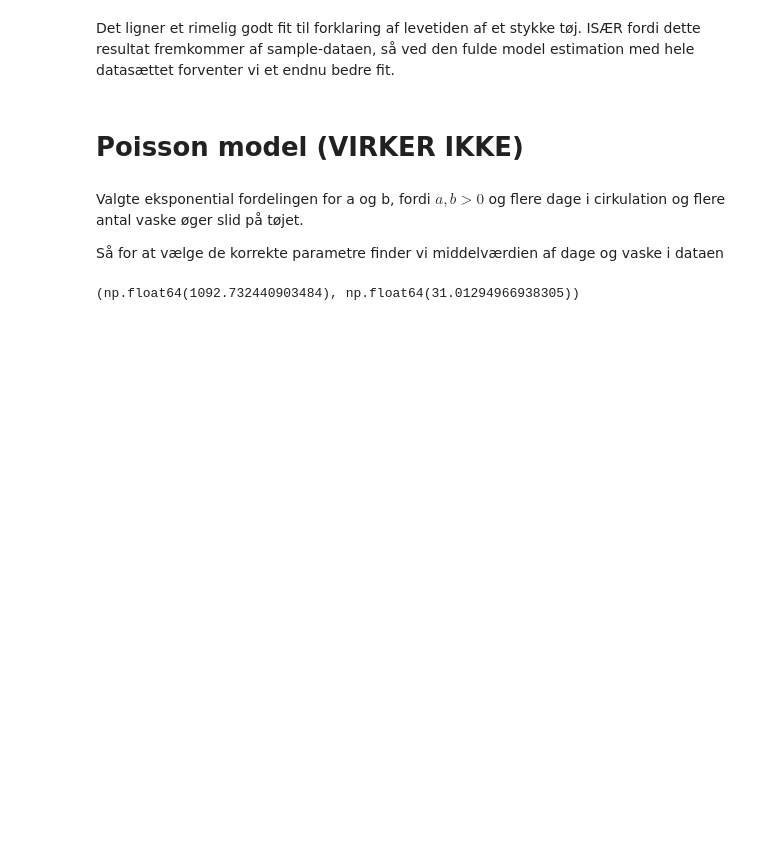
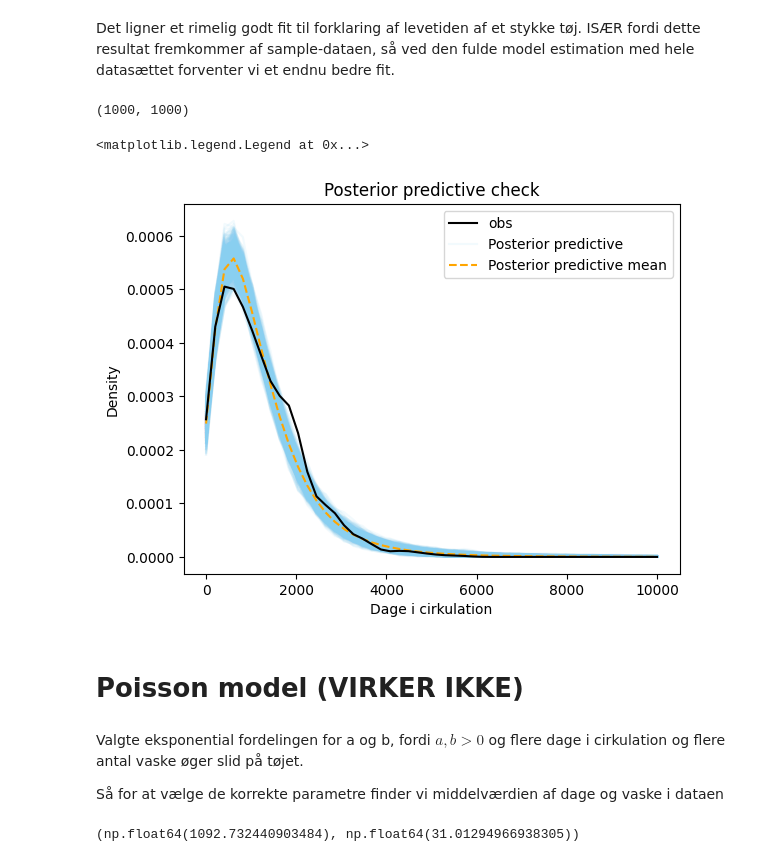
Before and after one commit to Mathias2209/Dataprojekt, a Jupyter notebook: Kassering_bayesianapproach.ipynb, the cells around one changed output. Saved outputs shown, nothing was run; the diff lists cells and outputs as text; code cells hidden in the pictures; blank space fills up the shorter version.

```diff
--- a/Kassering_bayesianapproach.ipynb
+++ b/Kassering_bayesianapproach.ipynb
@@ -116,5 +117,29 @@ Sampling: [obs]
 # %% [markdown]
 Det ligner et rimelig godt fit til forklaring af levetiden af et stykke tøj. ISÆR fordi dette resultat fremkommer af sample-dataen, så ved den fulde model estimation med hele datasættet forventer vi et endnu bedre fit.
+# %%
+x = np.linspace(0, 10000)
+kde_obs = gaussian_kde(samlet_df_sample['Dage i cirkulation'])
+y = kde_obs(x)
+plt.plot(x, y, color = 'black', label = "obs", zorder = 3)
+samples = ppc.posterior_predictive['obs'].values.reshape(-1,1000)
+print(samples.shape)
+kde_values = []
+for i, sample in enumerate(samples):
+    kde_sim = gaussian_kde(sample)
+    kde_values.append(kde_sim(x))
+    label = "Posterior predictive" if i == 0 else None
+    plt.plot(x, kde_sim(x), color= '#89CFF0', alpha = 0.1, label = label, zorder = 1)
+
+mean_kde = np.mean(kde_values, axis=0)
+plt.plot(x, mean_kde, color='orange', linestyle='--', label = "Posterior predictive mean", zorder = 2)
+plt.title("Posterior predictive check")
+plt.ylabel("Density")
+plt.xlabel("Dage i cirkulation")
+plt.legend()
+# %% [output]
+(1000, 1000)
+<matplotlib.legend.Legend at 0x...>
+[figure, added]
 # %% [markdown]
 # Poisson model (VIRKER IKKE)
 # %% [markdown]
```
Also changed, not shown: parts of 5 cells of this notebook, 1 other file.
